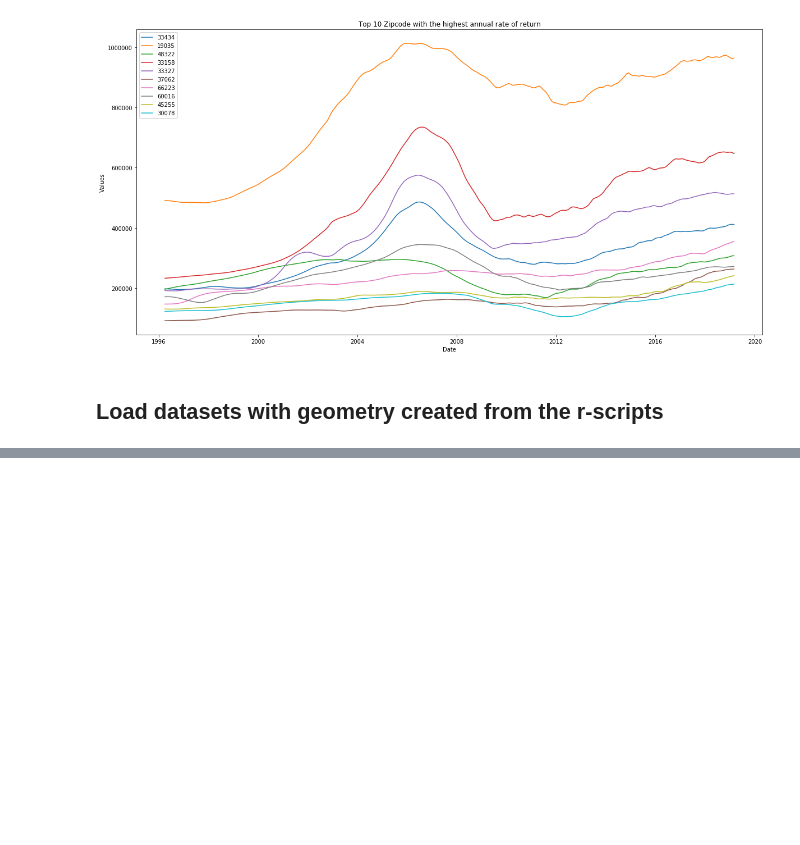
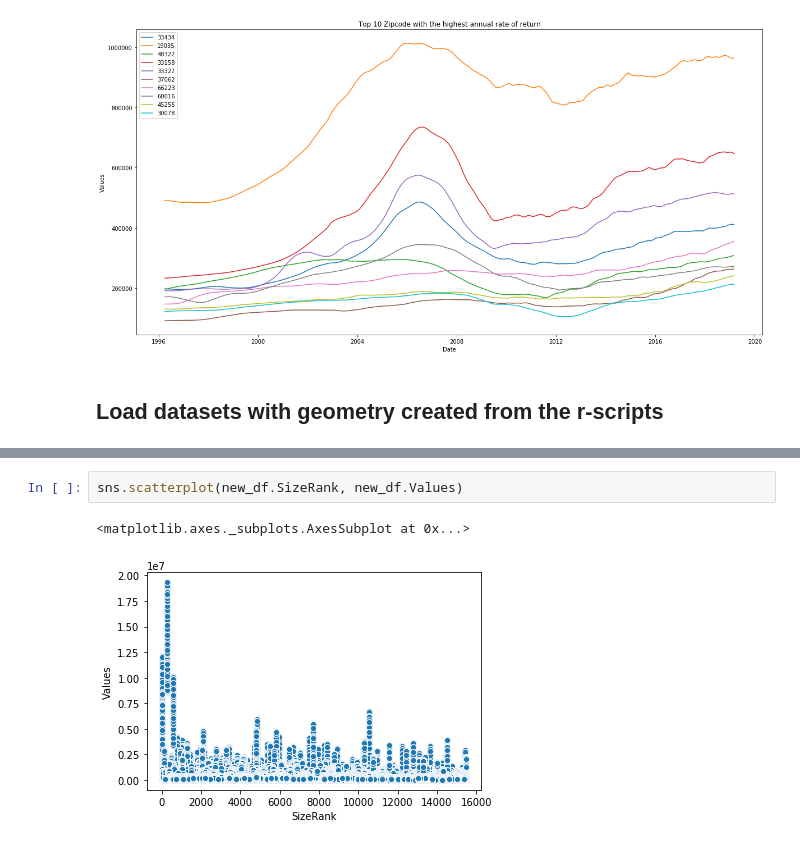
Before and after one commit to toraaglobal/SREIT, a Jupyter notebook: 06_EDA_and_Picking_Top_Zip.ipynb, the cells around one changed output, grey strips where cells are left out. Cells and saved outputs as stored; diff of their text form; blank space fills up the shorter version.

```diff
--- a/06_EDA_and_Picking_Top_Zip.ipynb
+++ b/06_EDA_and_Picking_Top_Zip.ipynb
@@ -205,0 +264,5 @@ new_df = pd.read_csv('single_family_with_geo.csv')
+# %%
+sns.scatterplot(new_df.SizeRank, new_df.Values)
+# %% [output]
+<matplotlib.axes._subplots.AxesSubplot at 0x...>
+[figure, added]
```
Also changed, not shown: parts of 11 cells of this notebook.
